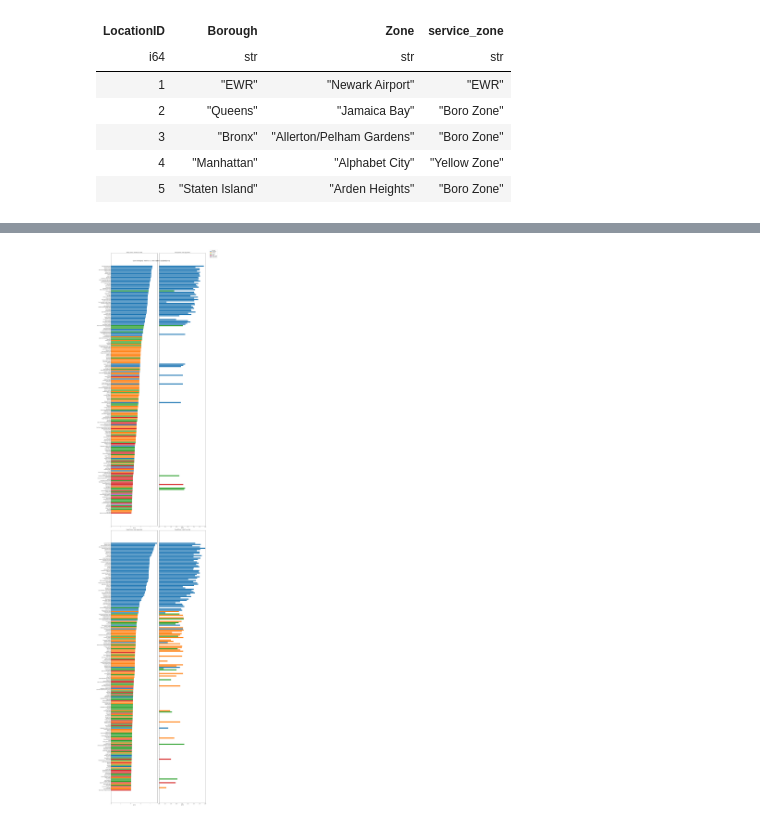
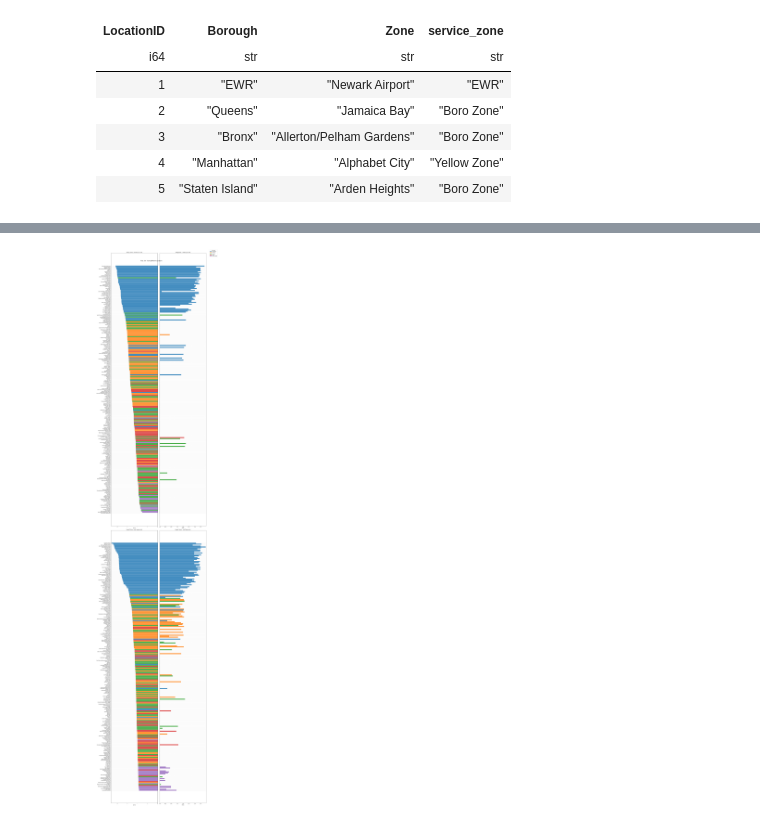
Before and after one commit to Zhanqiu-Guo/NYC-Yellow-Cab, a Jupyter notebook: geo_EDA.ipynb, the cells around one changed output, grey strips where cells are left out. Saved outputs shown, nothing was run; the diff lists cells and outputs as text; code cells hidden in the pictures.

Commit message:
Updated geographic data with more metrics and better visualizations

```diff
--- a/geo_EDA.ipynb
+++ b/geo_EDA.ipynb
@@ -127,13 +164,20 @@ pu_zone_stats = (
     .agg([
         pl.first("Borough_PU").alias("Borough_PU"),
         pl.len().alias("n_trips"),
+
         pl.mean("fare_per_mile").alias("avg_fare_per_mile"),
         pl.median("fare_per_mile").alias("med_fare_per_mile"),
+
+        pl.mean("fare_per_hour").alias("avg_fare_per_hour"),
+        pl.median("fare_per_hour").alias("med_fare_per_hour"),
+
         pl.mean("tip_per_mile").alias("avg_tip_per_mile"),
         pl.median("tip_per_mile").alias("med_tip_per_mile"),
+
+        pl.mean("tip_per_hour").alias("avg_tip_per_hour"),
+        pl.median("tip_per_hour").alias("med_tip_per_hour"),
     ])
     .filter(pl.col("n_trips") > 10) # stability threshold
-    .sort("med_fare_per_mile", descending=True)
     .collect()
 )
 
@@ -143,31 +187,38 @@ do_zone_stats = (
     .agg([
         pl.first("Borough_DO").alias("Borough_DO"),
         pl.len().alias("n_trips"),
+
         pl.mean("fare_per_mile").alias("avg_fare_per_mile"),
         pl.median("fare_per_mile").alias("med_fare_per_mile"),
+
+        pl.mean("fare_per_hour").alias("avg_fare_per_hour"),
+        pl.median("fare_per_hour").alias("med_fare_per_hour"),
+
         pl.mean("tip_per_mile").alias("avg_tip_per_mile"),
         pl.median("tip_per_mile").alias("med_tip_per_mile"),
+
+        pl.mean("tip_per_hour").alias("avg_tip_per_hour"),
+        pl.median("tip_per_hour").alias("med_tip_per_hour"),
     ])
     .filter(pl.col("n_trips") > 10)
-    .sort("med_fare_per_mile", descending=True)
     .collect()
 )
 # %%
-COUNT = 200
 FARE = "med"
 TIP = "med"
+DENOM = "mile"
 
-pu_top = pu_zone_stats.slice(0, COUNT)
-do_top = do_zone_stats.slice(0, COUNT)
+pu_top = pu_zone_stats.sort(f"{FARE}_fare_per_{DENOM}", descending=True)
+do_top = do_zone_stats.sort(f"{FARE}_fare_per_{DENOM}", descending=True)
 
 pu_zones = pu_top["Zone_PU"].to_list()
-pu_fare = pu_top[f"{FARE}_fare_per_mile"].to_list()
-pu_tip = pu_top[f"{TIP}_tip_per_mile"].to_list()
+pu_fare = pu_top[f"{FARE}_fare_per_{DENOM}"].to_list()
+pu_tip = pu_top[f"{TIP}_tip_per_{DENOM}"].to_list()
 pu_boroughs = pu_top["Borough_PU"].to_list()
 
 do_zones = do_top["Zone_DO"].to_list()
-do_fare = do_top[f"{FARE}_fare_per_mile"].to_list()
-do_tip = do_top[f"{TIP}_tip_per_mile"].to_list()
+do_fare = do_top[f"{FARE}_fare_per_{DENOM}"].to_list()
+do_tip = do_top[f"{TIP}_tip_per_{DENOM}"].to_list()
 do_boroughs = do_top["Borough_DO"].to_list()
 
 pu_colors = [borough_colors.get(b, "#7f7f7f") for b in pu_boroughs]
@@ -176,53 +227,61 @@ do_colors = [borough_colors.get(b, "#7f7f7f") for b in do_boroughs]
 fig, axs = plt.subplots(
     nrows=2,
     ncols=2,
-    figsize=(20, COUNT // 2),
+    figsize=(20, 100),
     sharey="row"
 )
 
 axs[0, 0].barh(pu_zones, pu_fare, color=pu_colors)
-axs[0, 0].set_title(f"Pickup Zones – {FARE} Fare per Mile")
-axs[0, 0].set_xlabel("$/mile")
+axs[0, 0].set_title(f"Pickup Zones – {FARE} Fare per {DENOM}")
+axs[0, 0].set_xlabel(f"$/{DENOM}")
 axs[0, 0].invert_yaxis()
 
 axs[0, 1].barh(pu_zones, pu_tip, color=pu_colors)
-axs[0, 1].set_title(f"Pickup Zones – {TIP} Tip per Mile")
-axs[0, 1].set_xlabel("$/mile")
+axs[0, 1].set_title(f"Pickup Zones – {TIP} Tip per {DENOM}")
+axs[0, 1].set_xlabel(f"$/{DENOM}")
 
 axs[1, 0].barh(do_zones, do_fare, color=do_colors)
-axs[1, 0].set_title(f"Dropoff Zones – {FARE} Fare per Mile")
-axs[1, 0].set_xlabel("$/mile")
+axs[1, 0].set_title(f"Dropoff Zones – {FARE} Fare per {DENOM}")
+axs[1, 0].set_xlabel(f"$/{DENOM}")
 axs[1, 0].invert_yaxis()
 
 axs[1, 1].barh(do_zones, do_tip, color=do_colors)
-axs[1, 1].set_title(f"Dropoff Zones – {TIP} Tip per Mile")
-axs[1, 1].set_xlabel("$/mile")
+axs[1, 1].set_title(f"Dropoff Zones – {TIP} Tip per {DENOM}")
+axs[1, 1].set_xlabel(f"$/{DENOM}")
 
 # Limits
 fare_max = max(max(pu_fare), max(do_fare))
 tip_max = max(max(pu_tip), max(do_tip))
 
-axs[0, 0].set_xlim(0, fare_max * 1.01)
-axs[1, 0].set_xlim(0, fare_max * 1.01)
+axs[0, 0].set_xlim(fare_max * 1.01, 0)
+axs[1, 0].set_xlim(fare_max * 1.01, 0)
 
 axs[0, 1].set_xlim(0, tip_max * 1.01)
 axs[1, 1].set_xlim(0, tip_max * 1.01)
+
+for row in [0, 1]:
+    ax_left = axs[row, 0]
+    y_positions = ax_left.get_yticks()
+
+    for ax in axs[row]:
+        for y in y_positions:
+            ax.axhline(y, color="gray", linestyle="--", linewidth=0.6, alpha=0.75, zorder=0)
 
 legend_elements = [Patch(facecolor=color, label=boro) for boro, color in borough_colors.items()]
 
 fig.legend(
     handles=legend_elements,
     title="Borough",
     bbox_to_anchor=(1.02, 1),
     loc="upper left"
 )
 
 fig.suptitle(
-    f"Cost and Tipping Patterns by Zone in {file_str} (Top {COUNT} Zones)",
+    f"Cost and Tipping Patterns by Zone",
     fontsize=16
 )
 
 plt.tight_layout()
 plt.show()
 # %% [output]
-[figure, old version]
+[figure, new version]
```
Also changed, not shown: parts of 7 cells of this notebook.
